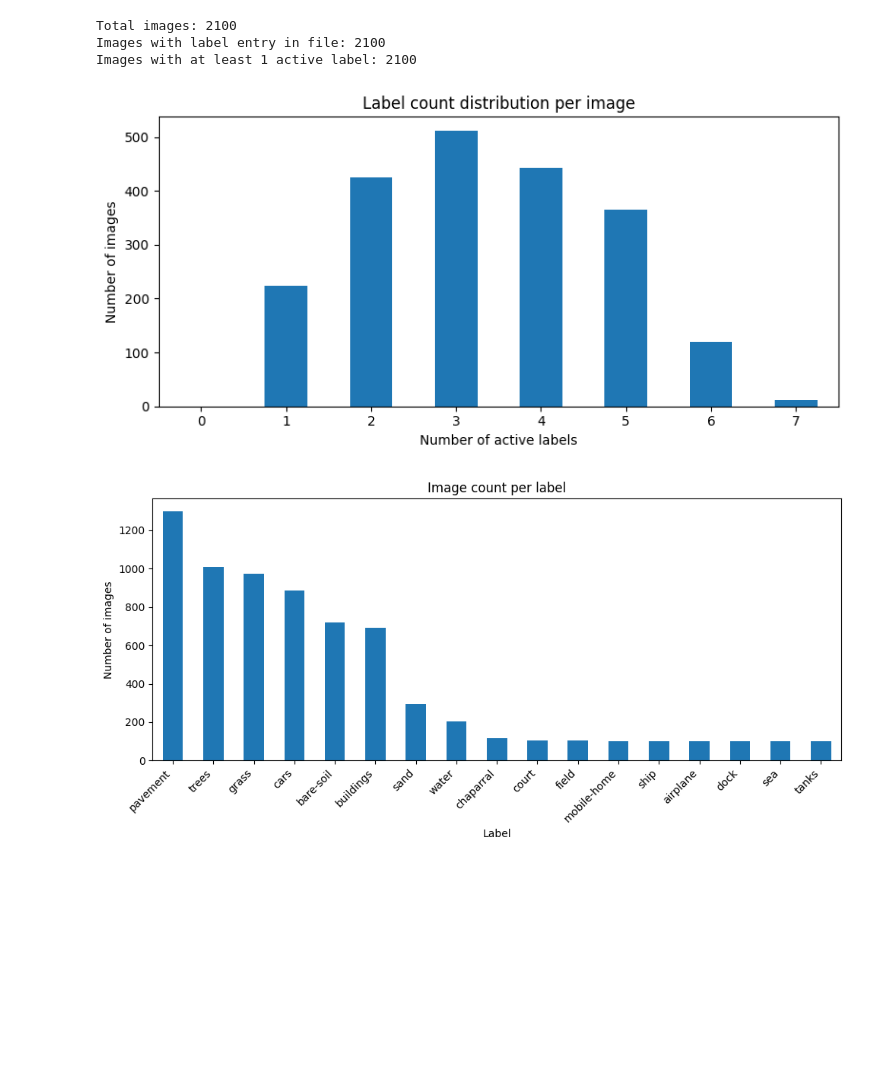
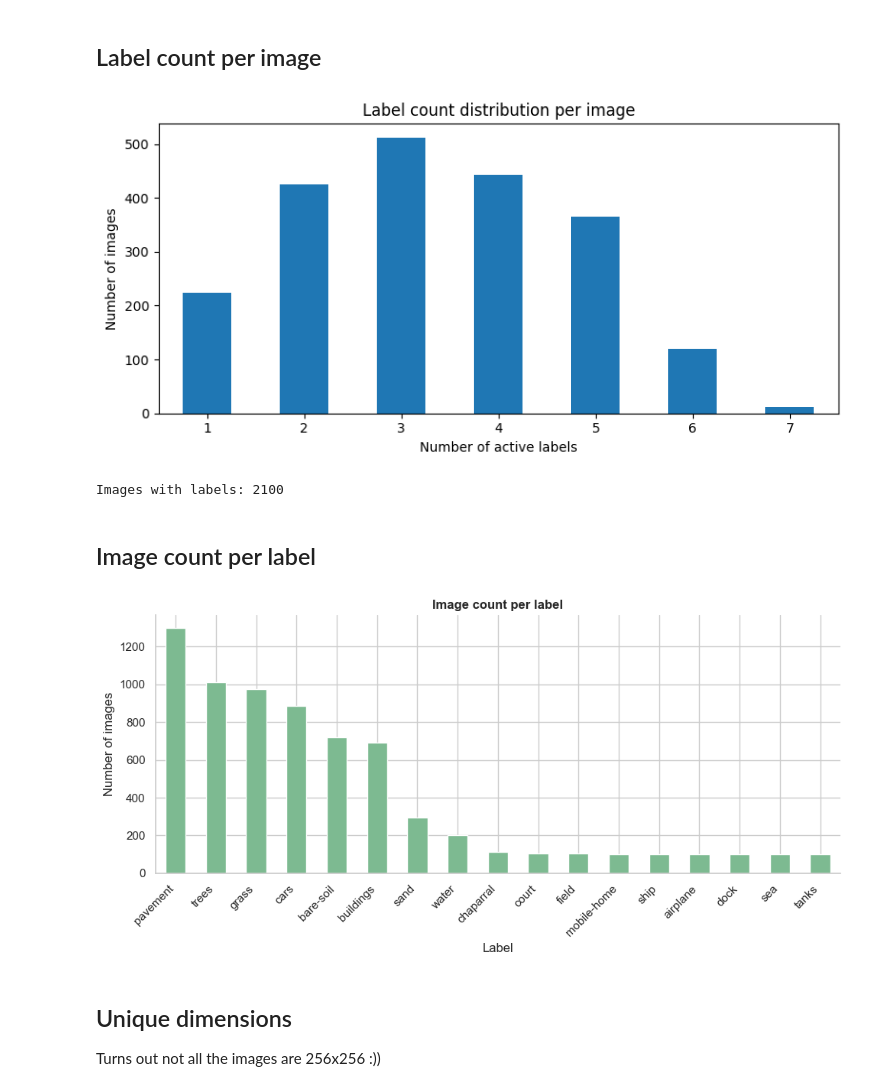
Before and after one commit to sstaheli52/Deep-learning-land-use-classification, a Jupyter notebook: notebooks/0.01_multi_label_data_exploration.ipynb, the cells around one changed output. Cells and saved outputs as stored; diff of their text form; code cells hidden in the pictures; blank space fills up the shorter version.

```diff
--- a/notebooks/0.01_multi_label_data_exploration.ipynb
+++ b/notebooks/0.01_multi_label_data_exploration.ipynb
@@ -122,80 +60,43 @@ Sample label lines:
+# %% [markdown]
+## Label count per image
 # %%
-# Build image_id -> number of active labels from the label file
-label_count_by_id = {}
-
-for line in raw_lines[1:]:  # skip header
-    if "\t" in line:
-        parts = [p.strip() for p in line.split("\t") if p.strip()]
-    elif "," in line:
-        parts = [p.strip() for p in line.split(",") if p.strip()]
-    else:
-        parts = line.split()
-
-    if not parts:
-        continue
-
-    img_id = Path(parts[0]).stem
-    tokens = parts[1:]
-
-    if tokens and all(t in {"0", "1"} for t in tokens):
-        label_count_by_id[img_id] = sum(int(t) for t in tokens)
-
-# Match label counts to discovered image files
-image_label_counts = [label_count_by_id.get(p.stem, None) for p in image_files]
-
-total_images = len(image_files)
-images_with_label_entry = sum(c is not None for c in image_label_counts)
-images_with_labels = sum((c is not None) and (c > 0) for c in image_label_counts)
-
-print(f"Total images: {total_images}")
-print(f"Images with label entry in file: {images_with_label_entry}")
-print(f"Images with at least 1 active label: {images_with_labels}")
-
-# Distribution: number of active labels per image (0 labels, 1 label, 2 labels, ...)
-valid_counts = pd.Series([c for c in image_label_counts if c is not None], name="n_labels")
-dist = valid_counts.value_counts().sort_index()
-
-if not dist.empty:
-    dist = dist.reindex(range(0, int(dist.index.max()) + 1), fill_value=0)
+label_counts = all_df[class_names].sum(axis=1)
 
 plt.figure(figsize=(8, 4))
-dist.plot(kind="bar")
+label_counts.value_counts().sort_index().plot(kind="bar")
 plt.title("Label count distribution per image")
 plt.xlabel("Number of active labels")
 plt.ylabel("Number of images")
 plt.xticks(rotation=0)
 plt.tight_layout()
 plt.show()
+
+print(f"Images with labels: {(label_counts > 0).sum()}")
 # %% [output]
+[figure, new version]
-Total images: 2100
-Images with label entry in file: 2100
-Images with at least 1 active label: 2100
+Images with labels: 2100
-[figure, old version]
+# %% [markdown]
+## Image count per label
 # %%
-# Count how many images contain each label (active = 1)
-rows = []
-for line in raw_lines[1:]:  # skip header
-    if "\t" in line:
-        parts = [p.strip() for p in line.split("\t") if p.strip()]
-    elif "," in line:
-        parts = [p.strip() for p in line.split(",") if p.strip()]
-    else:
-        parts = line.split()
+sns.set_theme(style="whitegrid", context="notebook")
+sns.set_palette("crest")
+plt.rcParams["axes.titleweight"] = "bold"
+plt.rcParams["axes.spines.top"] = False
+plt.rcParams["axes.spines.right"] = False
 
-    tokens = parts[1:]
-    if len(tokens) == len(class_names) and all(t in {"0", "1"} for t in tokens):
-        rows.append([int(t) for t in tokens])
-
-label_counts = pd.DataFrame(rows, columns=class_names).sum(axis=0).sort_values(ascending=False)
+label_image_counts = all_df[class_names].sum(axis=0).sort_values(ascending=False)
 
 plt.figure(figsize=(10, 5))
-label_counts.plot(kind="bar")
+label_image_counts.plot(kind="bar")
 plt.title("Image count per label")
 plt.xlabel("Label")
 plt.ylabel("Number of images")
 plt.xticks(rotation=45, ha="right")
 plt.tight_layout()
 plt.show()
 # %% [output]
-[figure, old version]
+[figure, new version]
+# %% [markdown]
+## Unique dimensions
+Turns out not all the images are 256x256 :))
 # %%
```
Also changed, not shown: parts of 4 cells of this notebook, 11 other files.
